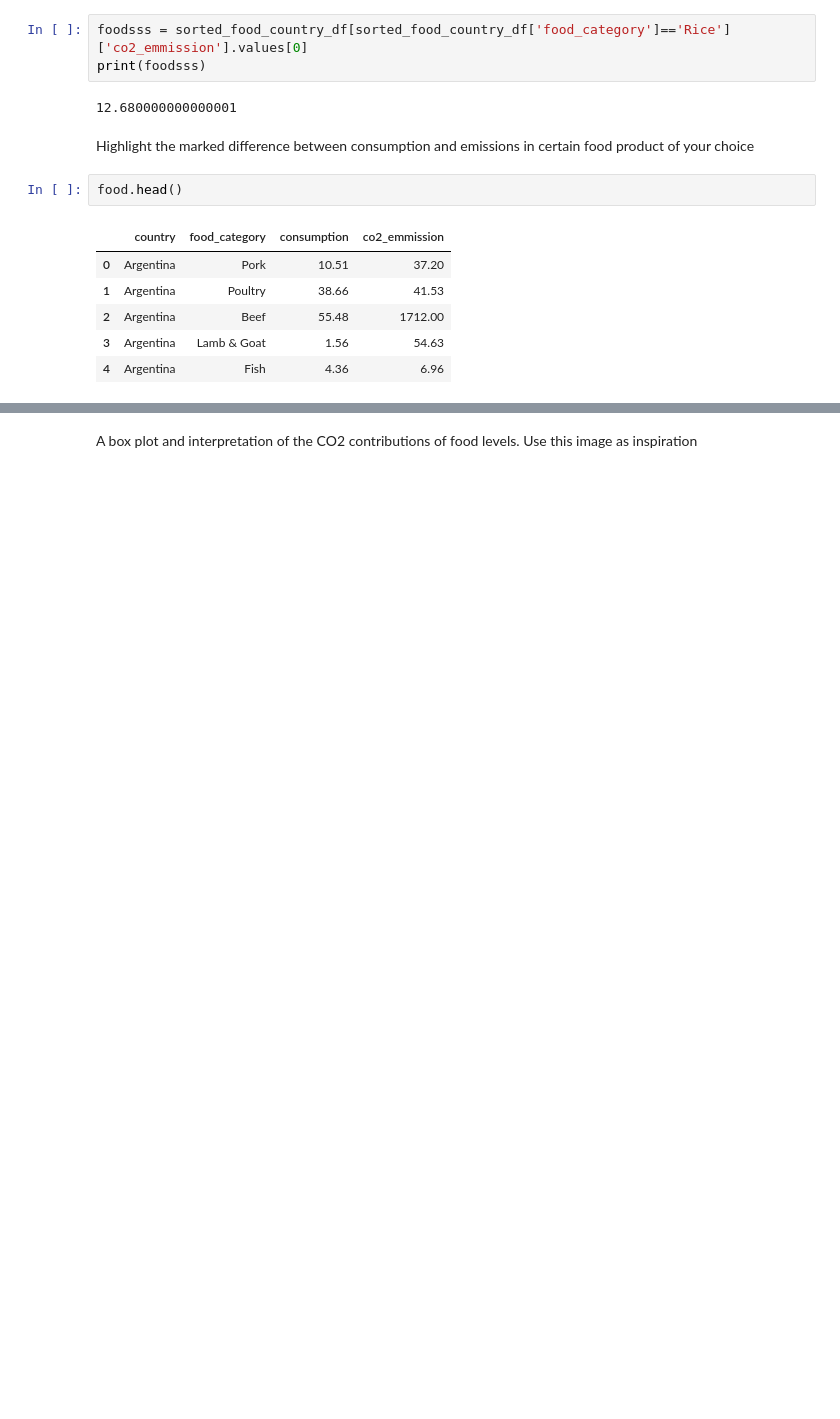
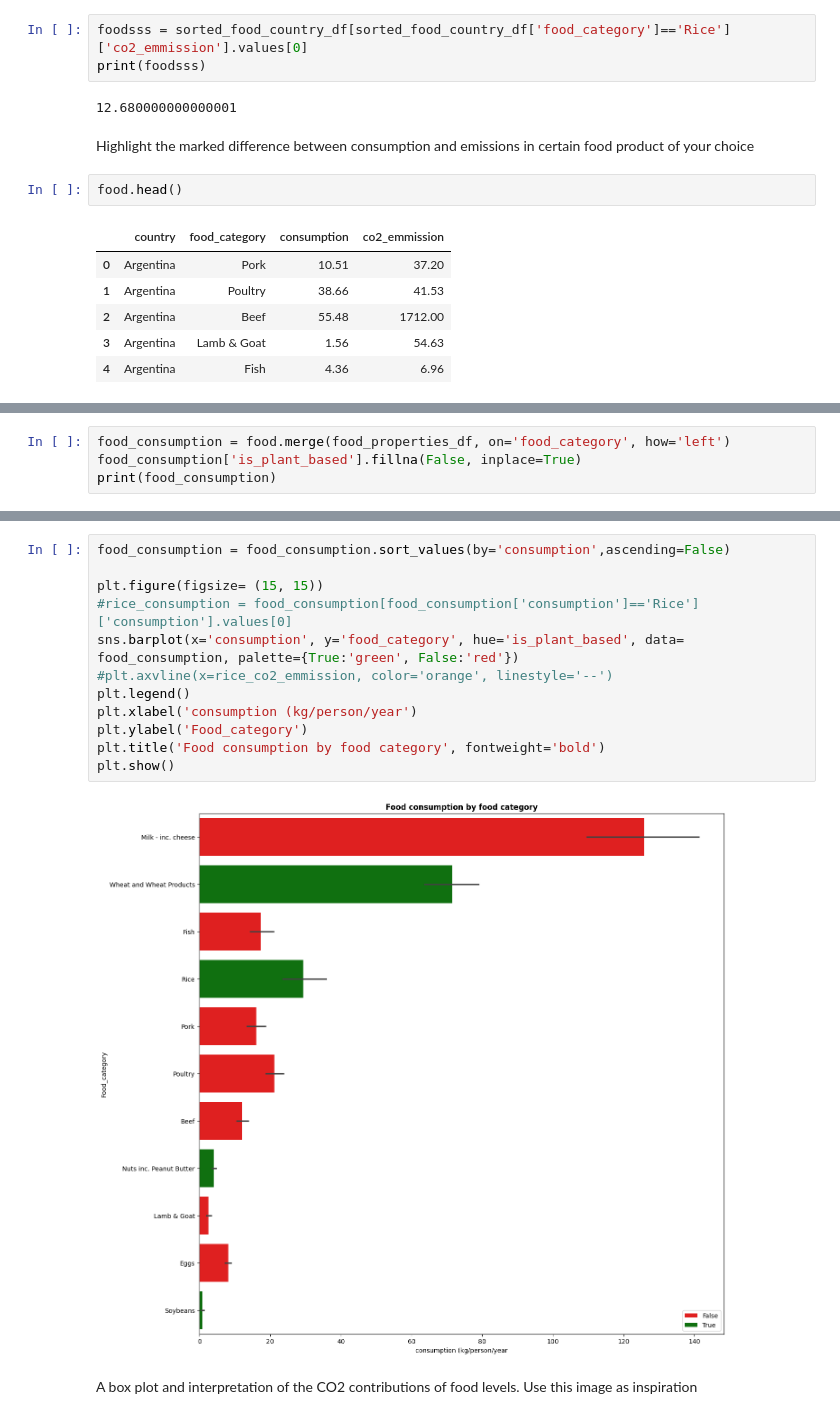
Before and after one commit to Mercymerine/Pandas-Analysis, a Jupyter notebook: food_carbon_footprint.ipynb, the cells around one changed output, grey strips where cells are left out. Drawn from its saved outputs; the diff is of its cells as text; blank space fills up the shorter version.

```diff
--- a/food_carbon_footprint.ipynb
+++ b/food_carbon_footprint.ipynb
@@ -269,0 +313,4 @@ plt.show()
+# %%
+food_consumption = food.merge(food_properties_df, on='food_category', how='left')
+food_consumption['is_plant_based'].fillna(False, inplace=True)
+print(food_consumption)
@@ -270,2 +346,16 @@ plt.show()
+# %%
+food_consumption = food_consumption.sort_values(by='consumption',ascending=False)
+
+plt.figure(figsize= (15, 15))
+#rice_consumption = food_consumption[food_consumption['consumption']=='Rice']['consumption'].values[0]
+sns.barplot(x='consumption', y='food_category', hue='is_plant_based', data= food_consumption, palette={True:'green', False:'red'})
+#plt.axvline(x=rice_co2_emmission, color='orange', linestyle='--')
+plt.legend()
+plt.xlabel('consumption (kg/person/year')
+plt.ylabel('Food_category')
+plt.title('Food consumption by food category', fontweight='bold')
+plt.show()
+# %% [output]
+[figure, added]
 # %% [markdown]
 A box plot and interpretation of the CO2 contributions of food levels. Use this image as inspiration
```
Also changed, not shown: parts of 9 cells of this notebook.
